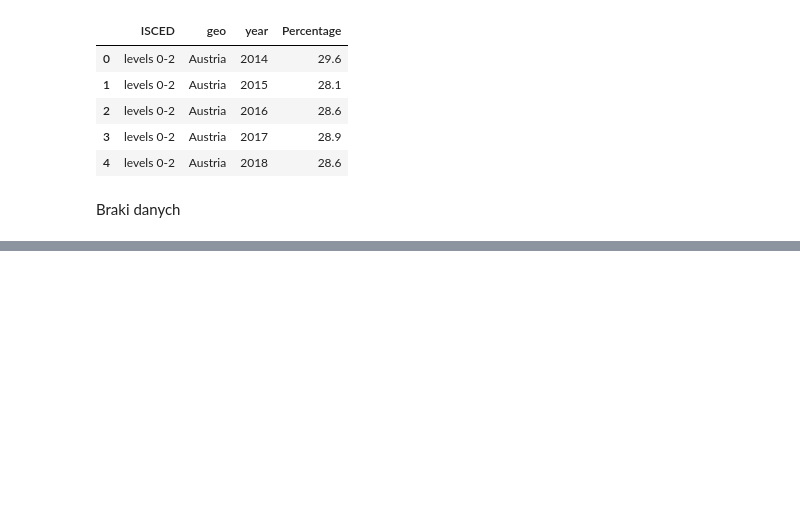
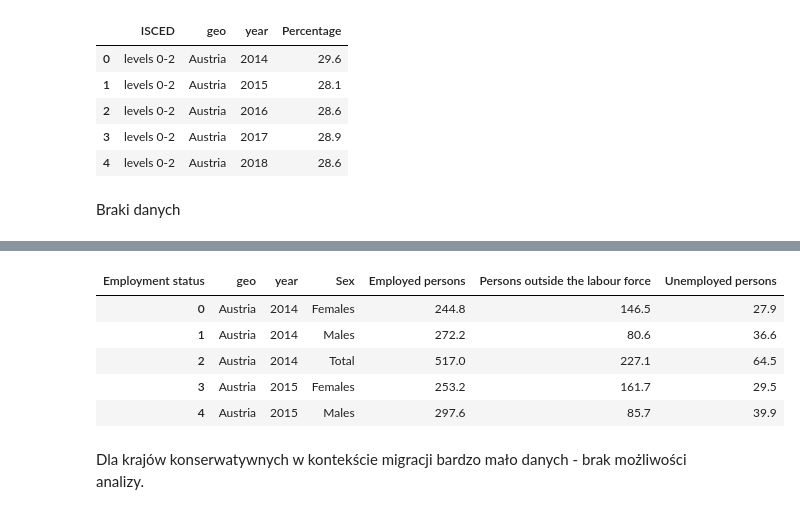
Before and after one commit to natix-x/Data-mining-in-Migration-Analysis, a Jupyter notebook: data_analysis/profiling_of_migrants.ipynb, the cells around one changed output, grey strips where cells are left out. Cells and saved outputs as stored; diff of their text form; code cells hidden in the pictures; blank space fills up the shorter version.

Commit message:
Added 3rf part of profiling migrant - preprocessing & analysis over - Population by sex, age, citizenship and labour status (1 000)

```diff
--- a/data_analysis/profiling_of_migrants.ipynb
+++ b/data_analysis/profiling_of_migrants.ipynb
@@ -339,0 +344,2 @@ Braki danych
+# %%
+df = pd.read_csv('../processed_data/employment_status_foreigners.csv')
@@ -339,0 +355,15 @@ Braki danych
+# %%
+pivot_df = df.pivot_table(
+    index=['geo', 'year', 'Sex'],
+    columns='Employment status',
+    values='In thousands'
+).reset_index()
+# %%
+pivot_df.head()
+# %% [output]
+| Employment status | geo | year | Sex | Employed persons | Persons outside the labour force | Unemployed persons |
+| 0 | Austria | 2014 | Females | 244.8 | 146.5 | 27.9 |
+| 1 | Austria | 2014 | Males | 272.2 | 80.6 | 36.6 |
+| 2 | Austria | 2014 | Total | 517.0 | 227.1 | 64.5 |
+| 3 | Austria | 2015 | Females | 253.2 | 161.7 | 29.5 |
+| 4 | Austria | 2015 | Males | 297.6 | 85.7 | 39.9 |
@@ -339,0 +403,2 @@ Braki danych
+# %% [markdown]
+Dla krajów konserwatywnych w kontekście migracji bardzo mało danych - brak możliwości analizy.
```
Also changed, not shown: parts of 7 cells of this notebook, 3 other files.
